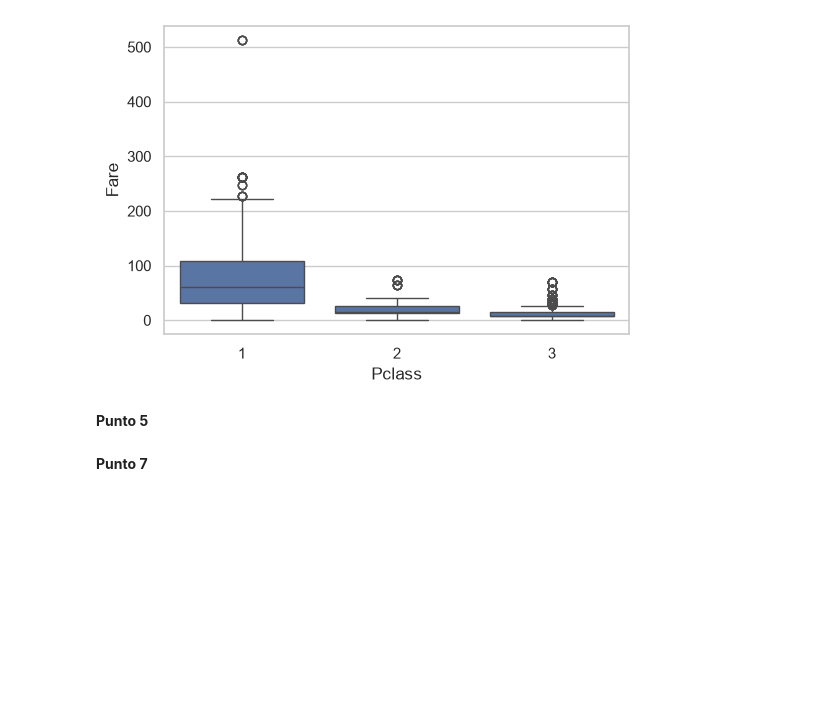
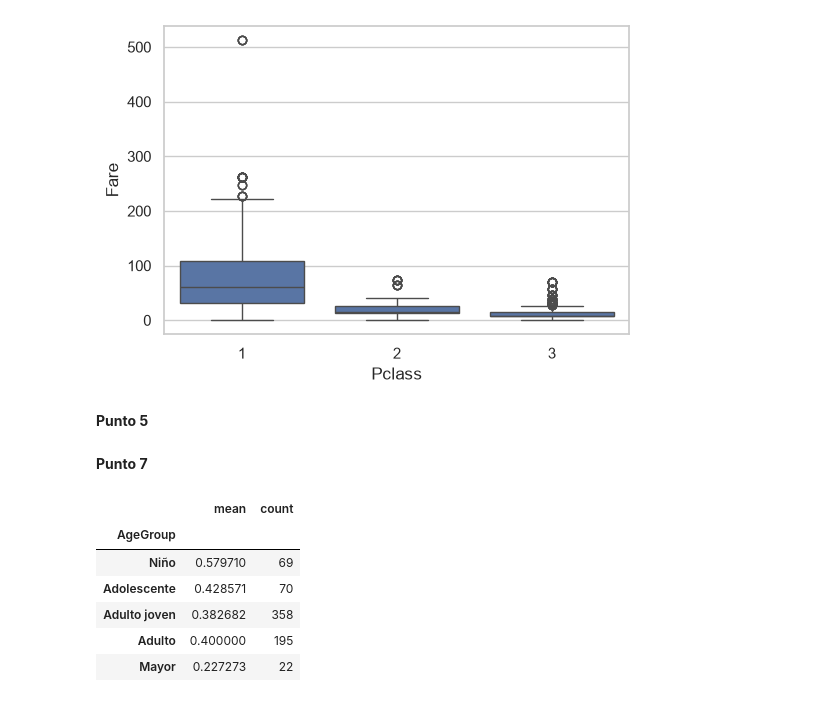
Before and after one commit to Lizeth2325/Proyecto_progra, a Jupyter notebook: cuadernos/exploracion_Isabella.ipynb, the cells around one changed output. Drawn from its saved outputs; the diff is of its cells as text; code cells hidden in the pictures; blank space fills up the shorter version.

Commit message:
Items 7 y 9: groupby y conclusiones finales

```diff
--- a/cuadernos/exploracion_Isabella.ipynb
+++ b/cuadernos/exploracion_Isabella.ipynb
@@ -141,3 +141,18 @@ print(df["Title"].value_counts())
 print(df["AgeGroup"].value_counts())
 # %% [markdown]
 **Punto 7**
+# %%
+train_df = df[df["Survived"].notna()]
+train_df.groupby("Sex")["Survived"].mean()
+train_df.groupby("Pclass")["Survived"].mean()
+df.groupby("Pclass")["Fare"].mean()
+train_df.groupby("IsAlone")["Survived"].mean()
+train_df.groupby("AgeGroup", observed=True)["Survived"].agg(["mean", "count"])
+# %% [output]
+|  | mean | count |
+| AgeGroup |  |  |
+| Niño | 0.579710 | 69 |
+| Adolescente | 0.428571 | 70 |
+| Adulto joven | 0.382682 | 358 |
+| Adulto | 0.400000 | 195 |
+| Mayor | 0.227273 | 22 |
```
